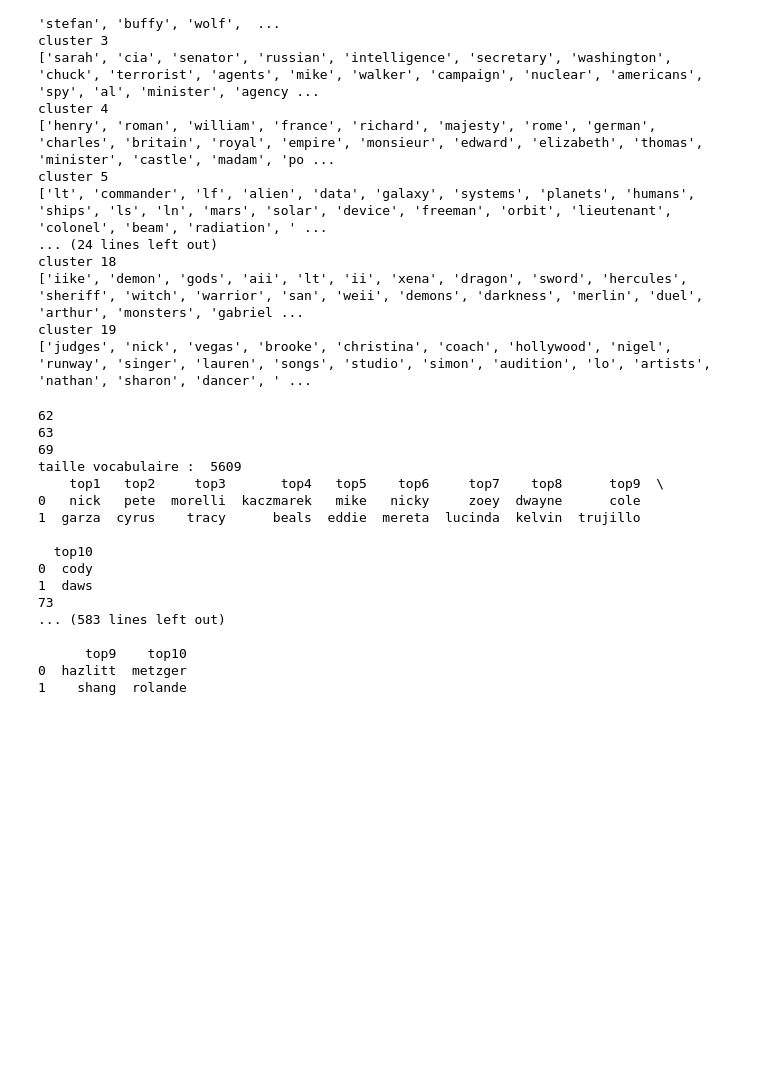
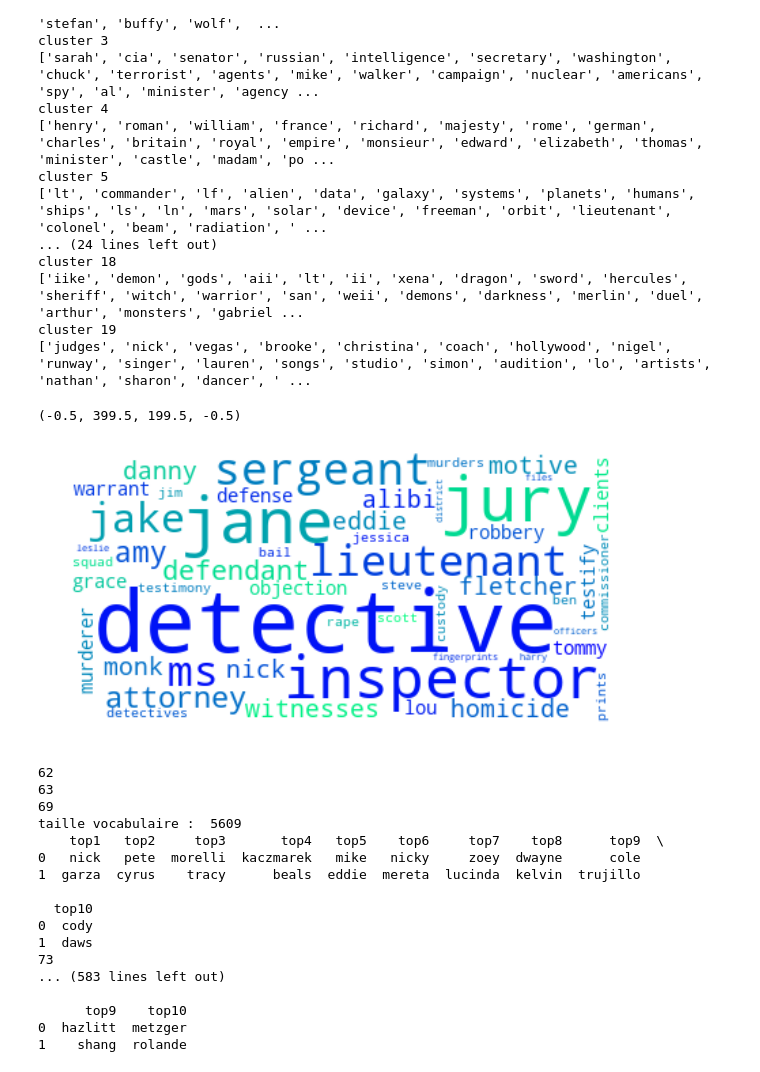
Before and after one commit to constance-scherer/PLDAC_Recommandation_analyse_sous_titres, a Jupyter notebook: LDA.ipynb, the cells around one changed output. Cells and saved outputs as stored; diff of their text form; code cells hidden in the pictures; blank space fills up the shorter version.

```diff
--- a/LDA.ipynb
+++ b/LDA.ipynb
@@ -21,3 +23,3 @@ pickle.dump(X, open("/Vrac/PLDAC_reco/pickles/mat_count_voc_53540_maxdf_0.4_mind
 # %%
-#X = pickle.load(open("/Vrac/PLDAC_reco/pickles/mat_count_voc_53540_maxdf_0.4_mindf_20.p", "rb"))
+X = pickle.load(open("/Vrac/PLDAC_reco/pickles/mat_count_voc_53540_maxdf_0.4_mindf_20.p", "rb"))
 # %%
@@ -27,3 +29,5 @@ pickle.dump(voc, open("/Vrac/PLDAC_reco/pickles/voc_count_voc_53540_maxdf_0.4_mi
+# %%
+voc = pickle.load(open("/Vrac/PLDAC_reco/pickles/voc_count_voc_53540_maxdf_0.4_mindf_20.p", "rb"))
 # %%
 len(voc)
 # %% [output]
@@ -63,6 +67,26 @@ cluster 18
 ['iike', 'demon', 'gods', 'aii', 'lt', 'ii', 'xena', 'dragon', 'sword', 'hercules', 'sheriff', 'witch', 'warrior', 'san', 'weii', 'demons', 'darkness', 'merlin', 'duel', 'arthur', 'monsters', 'gabriel ...
 cluster 19
 ['judges', 'nick', 'vegas', 'brooke', 'christina', 'coach', 'hollywood', 'nigel', 'runway', 'singer', 'lauren', 'songs', 'studio', 'simon', 'audition', 'lo', 'artists', 'nathan', 'sharon', 'dancer', ' ...
+# %%
+i = 7
+dist = topic_word_distrib[i]
+ind = np.argpartition(dist, -topn)[-topn:]
+ind = list(ind[np.argsort(dist[ind])])
+ind.reverse()
+cl7 = [voc[i] for i in ind]
+# %%
+dico = dict()
+for i in range(len(ind)):
+    dico[cl7[i]] = dist[ind[i]]
+# %%
+wordcloud = WordCloud(background_color="white", colormap="winter")
+wordcloud.generate_from_frequencies(frequencies=dico)
+plt.figure( figsize=(15,5) )
+plt.imshow(wordcloud, interpolation="bilinear")
+plt.axis("off")
+# %% [output]
+(-0.5, 399.5, 199.5, -0.5)
+[figure, added]
 # %%
 cpt = 0
 clusters = dict.fromkeys([i for i in range(k)], [])
```
Also changed, not shown: parts of 13 cells of this notebook.
